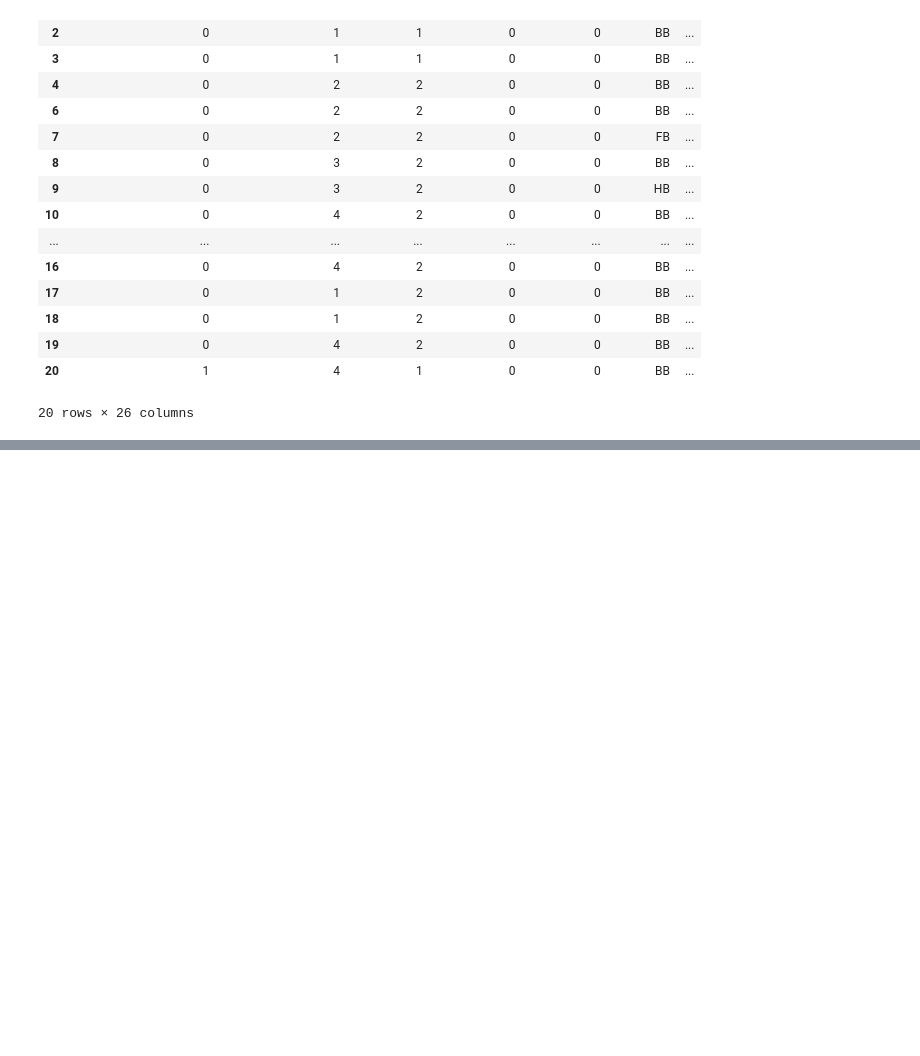
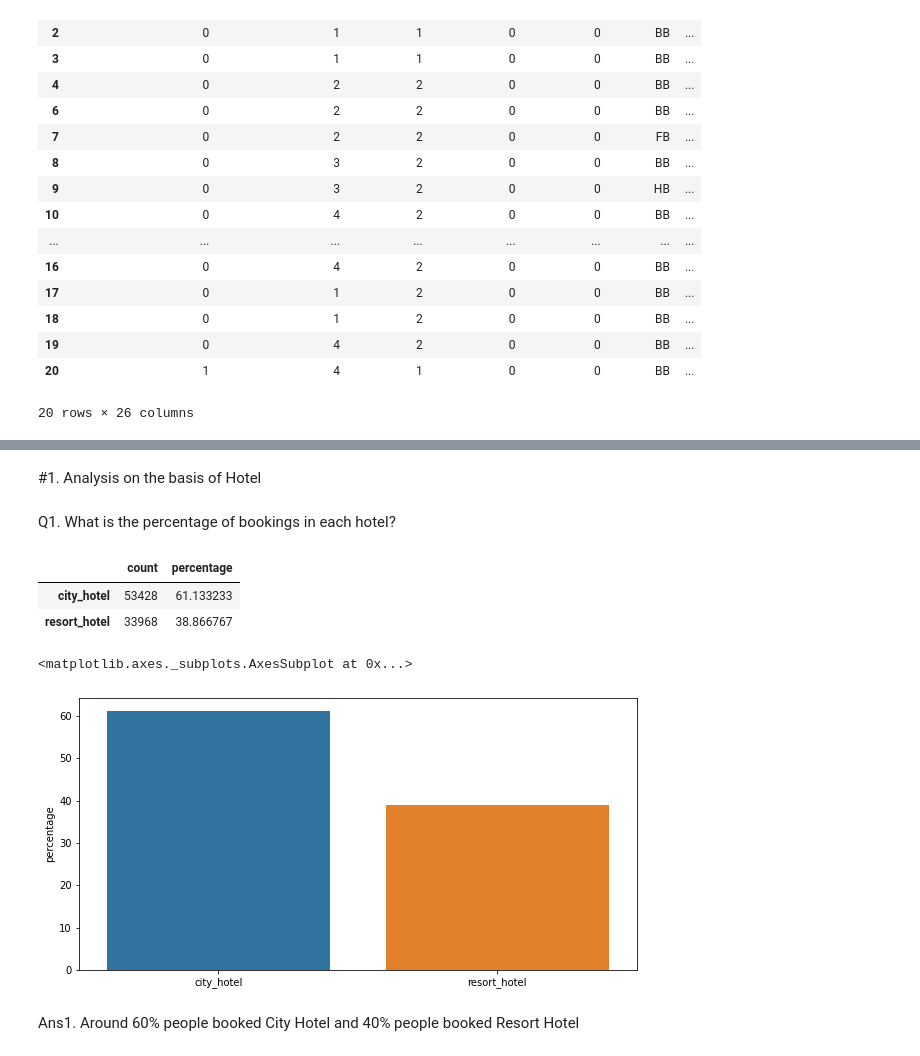
Before and after one commit to niteshavagabond/Hotel-Booking-analysis, a Jupyter notebook: Hotel_Booking_Analysis_Capstone_Project.ipynb, the cells around one changed output, grey strips where cells are left out. Cells and saved outputs as stored; diff of their text form; code cells hidden in the pictures; blank space fills up the shorter version.

```diff
--- a/Hotel_Booking_Analysis_Capstone_Project.ipynb
+++ b/Hotel_Booking_Analysis_Capstone_Project.ipynb
@@ -496,0 +519,22 @@ hdf.iloc[:20,7:] #looking data for confirmation
+# %% [markdown]
+#1. Analysis on the basis of Hotel
+# %% [markdown]
+Q1. What is the percentage of bookings in each hotel?
+# %%
+hotel_vc=pd.DataFrame(hdf['hotel'].value_counts())
+hotel_vc.index=['city_hotel','resort_hotel']
+hotel_vc.columns=['count']
+hotel_vc['percentage'] = (hotel_vc['count'])*100/(hotel_vc['count'].sum())
+hotel_vc
+# %% [output]
+|  | count | percentage |
+| city_hotel | 53428 | 61.133233 |
+| resort_hotel | 33968 | 38.866767 |
+# %%
+plt.figure(figsize = (10,5))
+sns.barplot(x=['city_hotel','resort_hotel'],y=hotel_vc['percentage'])
+# %% [output]
+<matplotlib.axes._subplots.AxesSubplot at 0x...>
+[figure, added]
+# %% [markdown]
+Ans1. Around 60% people booked City Hotel and 40% people booked Resort Hotel
```
Also changed, not shown: parts of 14 cells of this notebook.
